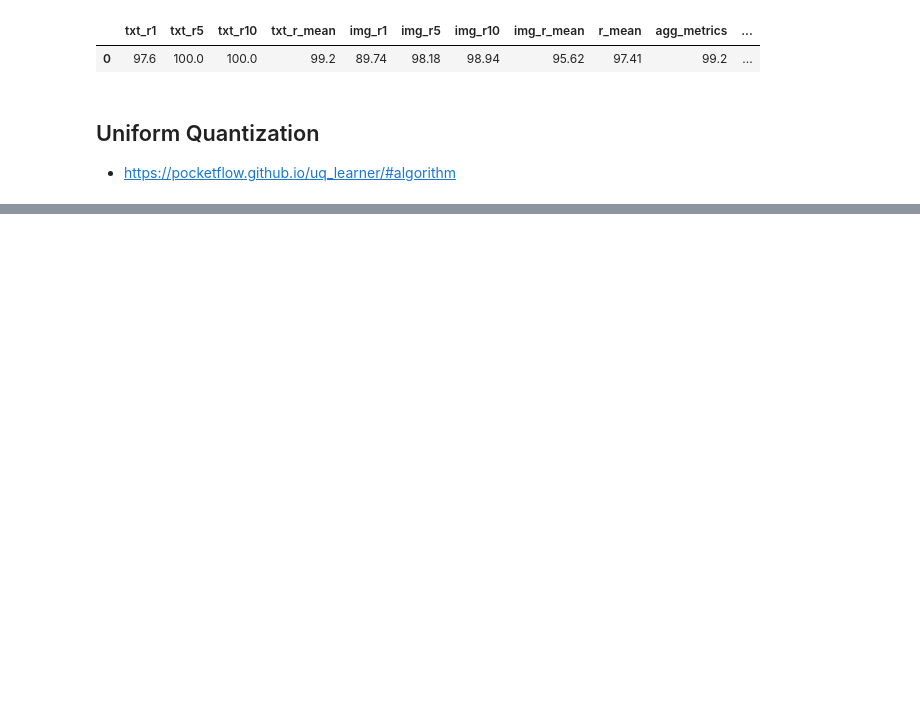
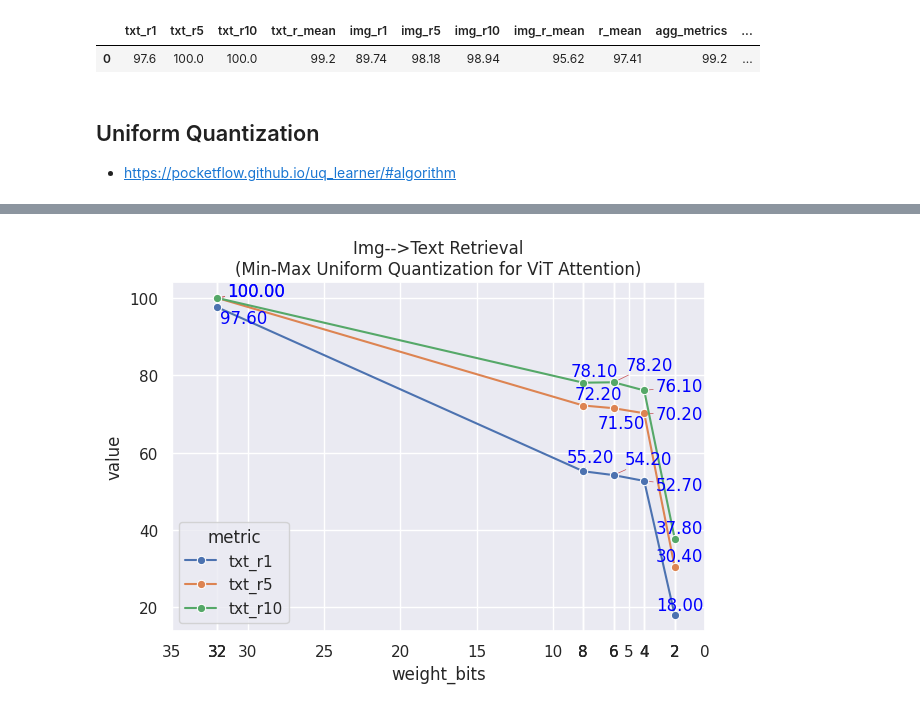
Before and after one commit to Vincent-La/multi_modal_quant, a Jupyter notebook: notebooks/blip2_flickr_postprocessing.ipynb, the cells around one changed output, grey strips where cells are left out. Saved outputs shown, nothing was run; the diff lists cells and outputs as text; code cells hidden in the pictures; blank space fills up the shorter version.

```diff
--- a/notebooks/blip2_flickr_postprocessing.ipynb
+++ b/notebooks/blip2_flickr_postprocessing.ipynb
@@ -19,16 +19,19 @@ def load_result(file_path):
 
     return result
 '''
-    results_path: path to dir containing LAVIS output files
+    results_path: list of paths to dir containing LAVIS output files
 '''
-def load_results(results_path):
+def load_results(results_paths):
 
     gather = []
-    for file_name in os.listdir(results_path):
-        file_path = os.path.join(results_path, file_name)
-        result = load_result(file_path)
-        result['file_name'] = file_name
-        gather.append(result)
+
+    for name, path in results_paths:
+        for file_name in os.listdir(path):
+            file_path = os.path.join(path, file_name)
+            result = load_result(file_path)
+            result['Quantized Portion'] = name
+            result['file_name'] = file_name
+            gather.append(result)
 
     df_results = pd.DataFrame(gather)
 
@@ -55,6 +59,9 @@ baseline_result
 
 + https://pocketflow.github.io/uq_learner/#algorithm
 # %%
-results_path = os.path.join('..', 'results', 'blip2_flickr', 'uniform_quant', 'vision_attention_head')
+results_path =[
+                ('ViT Attention', os.path.join('..', 'results', 'blip2_flickr', 'uniform_quant', 'vision_attention_head')),
+                ('Q-Former (Img + Text) Attention', os.path.join('..', 'results', 'blip2_flickr', 'uniform_quant', 'qformer_image_and_text'))
+              ]
 results_path
 # %% [output]
@@ -110,0 +170,9 @@ plot(df_results[df_results.weight_bits >= 2.0],
+# %%
+df = df_results[df_results['Quantized Portion'].isin(['baseline', 'ViT Attention'])]
+df = df.drop(['img_r1', 'img_r5', 'img_r10'], axis = 1)
+
+plot_all_recall(df[df.weight_bits >= 2.0],
+                'weight_bits',
+                'Img-->Text Retrieval\n(Min-Max Uniform Quantization for ViT Attention)')
+# %% [output]
+[figure, added]
```
Also changed, not shown: parts of 11 cells of this notebook.
